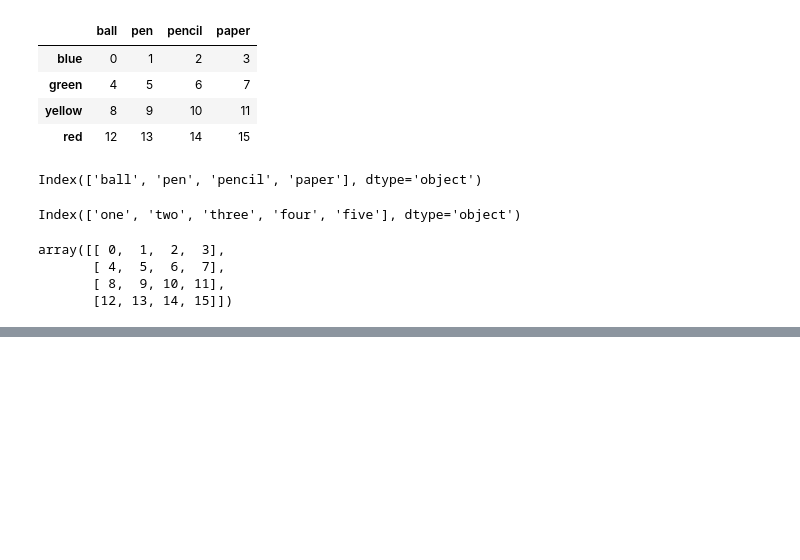
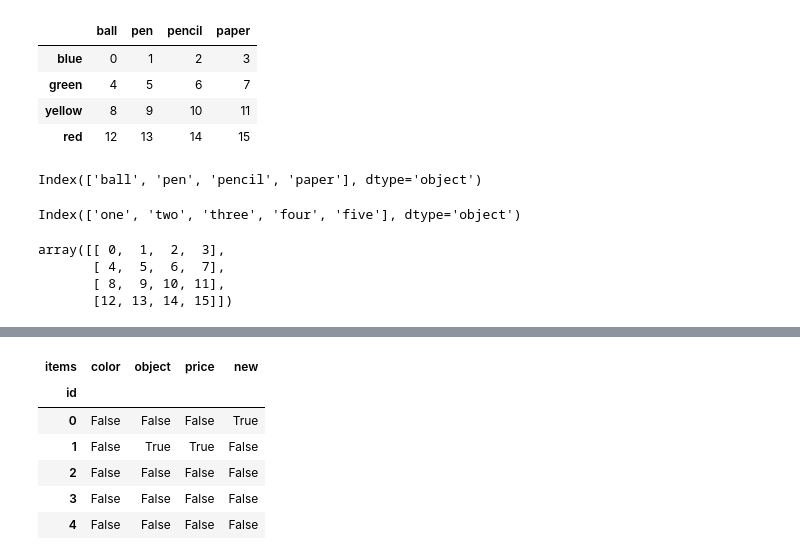
Before and after one commit to Alok-Fusion/Machine_learning, a Jupyter notebook: Practical_4_26_07_2025(Pandas).ipynb, the cells around one changed output, grey strips where cells are left out. Drawn from its saved outputs; the diff is of its cells as text; code cells hidden in the pictures; blank space fills up the shorter version.

```diff
--- a/Practical_4_26_07_2025(Pandas).ipynb
+++ b/Practical_4_26_07_2025(Pandas).ipynb
@@ -276,0 +336,10 @@ array([[ 0,  1,  2,  3],
+# %%
+frame.isin([1.0,'pen'])
+# %% [output]
+| items | color | object | price | new |
+| id |  |  |  |  |
+| 0 | False | False | False | True |
+| 1 | False | True | True | False |
+| 2 | False | False | False | False |
+| 3 | False | False | False | False |
+| 4 | False | False | False | False |
```
Also changed, not shown: parts of 38 cells of this notebook.
